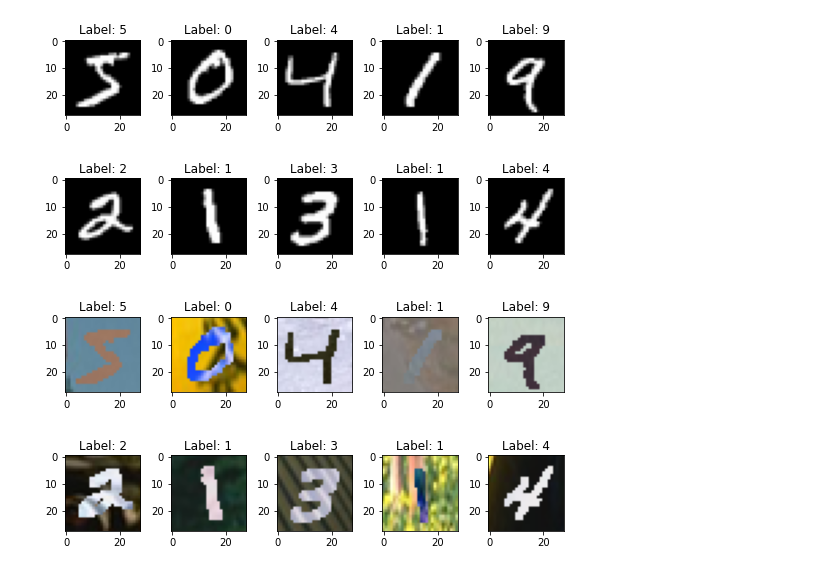
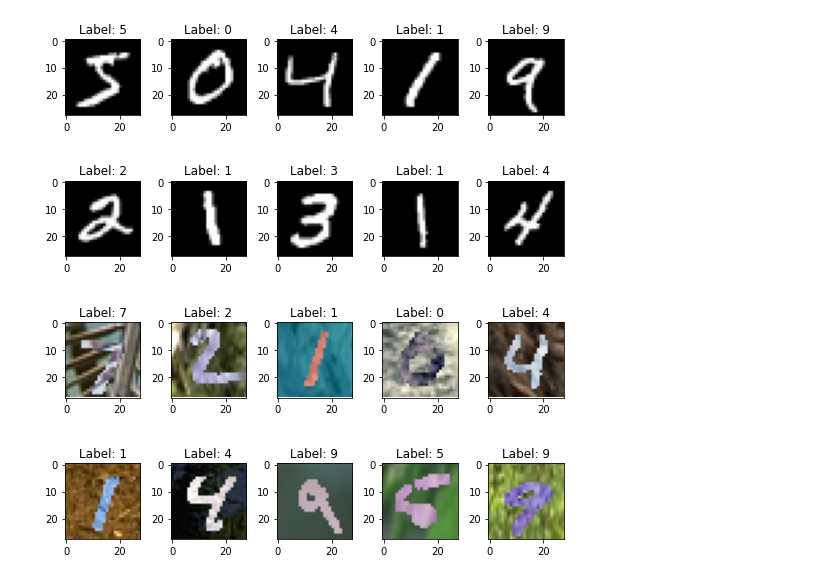
Before and after one commit to bochendong/unsupervised_domain_adaptation, a Jupyter notebook: model.ipynb, the cells around one changed output. Cells and saved outputs as stored; diff of their text form; code cells hidden in the pictures.

Commit message:
Minist-m Generator create

```diff
--- a/model.ipynb
+++ b/model.ipynb
@@ -8,5 +66,5 @@ from tensorflow.keras.datasets import mnist
 # %%
 (X_train,y_train),(X_test,y_test) = mnist.load_data()
 # %%
-train_filelist = glob.glob('./images/train/*.jpg')
-test_filelist = glob.glob('./images/test/*.jpg')
+minist_m_gen = mnist_m_generator('./images/train/*.jpg', './images/test/*.jpg')
+minist_m_xtrain, minist_m_xtest = minist_m_gen.create_mnistm(X_train, X_test)
@@ -60,29 +71,24 @@ mnistm_test = create_mnistm(X_test, DS500_test_dataset)
 # %%
-num_row = 2
+num_row = 4
 num_col = 5
 num = 10
 images = X_train[:num]
 labels = y_train[:num]
-# plot images
+
 fig, axes = plt.subplots(num_row, num_col, figsize=(1.5*num_col,2*num_row))
 for i in range(num):
     ax = axes[i//num_col, i%num_col]
     ax.imshow(images[i], cmap='gray')
     ax.set_title('Label: {}'.format(labels[i]))
+
+
+images = minist_m_xtest[:num]
+labels = y_test[:num]
+for i in range(10,20):
+    ax = axes[i//num_col, i%num_col]
+    ax.imshow(images[i - 10], cmap='gray')
+    ax.set_title('Label: {}'.format(labels[i - 10]))
 plt.tight_layout()
 plt.show()
 # %% [output]
-[figure, old version]
+[figure, new version]
-# %%
-images = mnistm_train[:num]
-labels = y_train[:num]
-# plot images
-fig, axes = plt.subplots(num_row, num_col, figsize=(1.5*num_col,2*num_row))
-for i in range(num):
-    ax = axes[i//num_col, i%num_col]
-    ax.imshow(images[i], cmap='gray')
-    ax.set_title('Label: {}'.format(labels[i]))
-plt.tight_layout()
-plt.show()
-# %% [output]
-[figure, removed]
```
Also changed, not shown: parts of 6 cells of this notebook.
